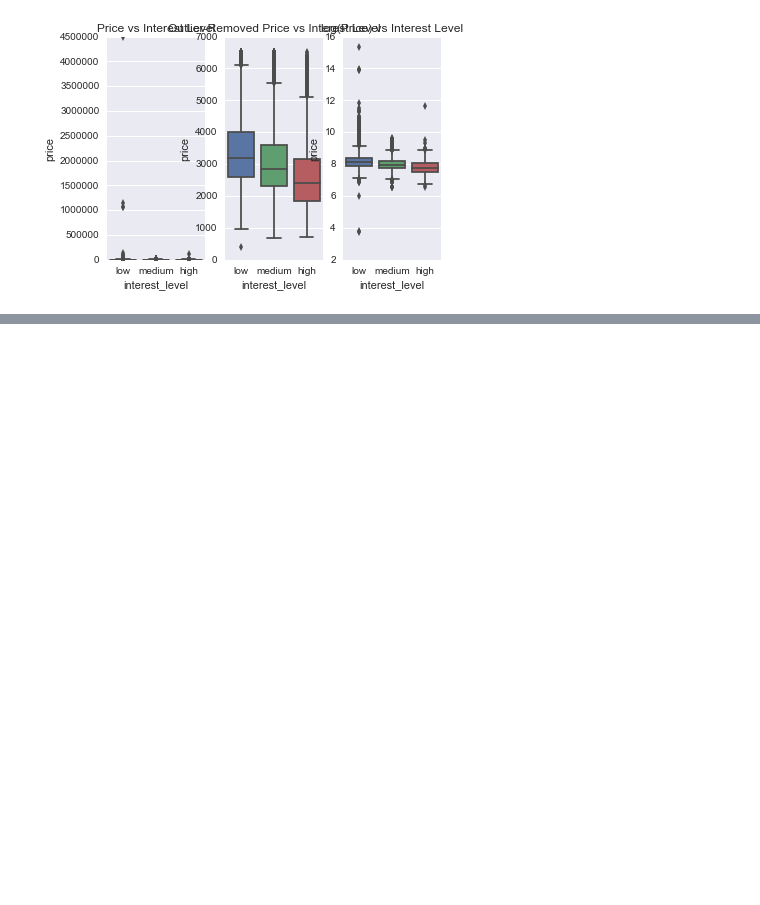
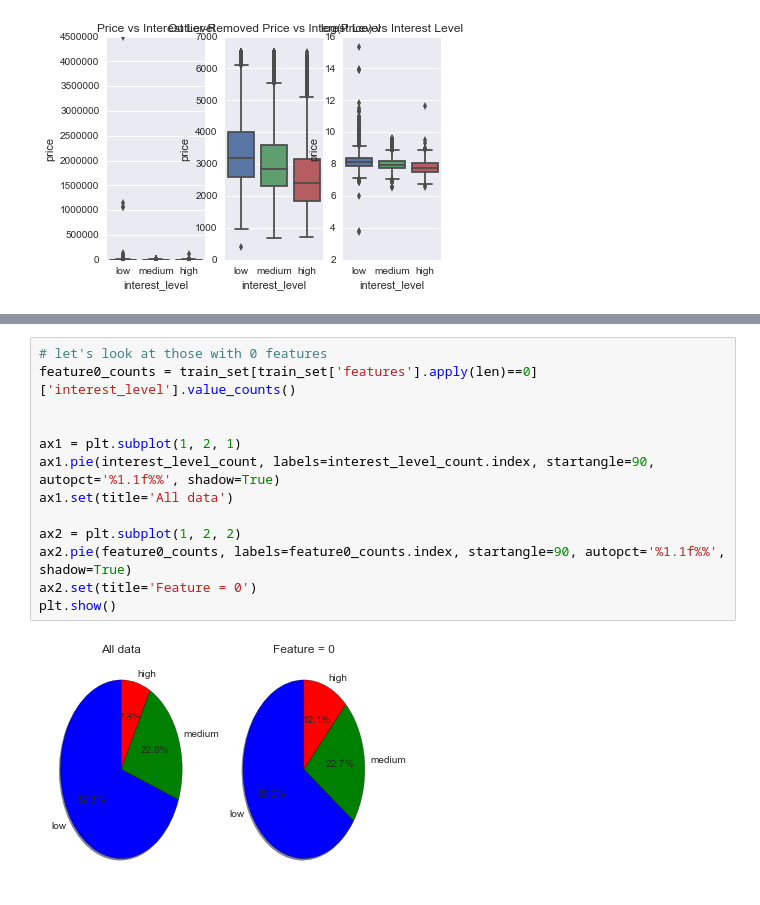
Before and after one commit to al825/Reatal_List_Classification, a Jupyter notebook: rental_list_classification.ipynb, the cells around one changed output, grey strips where cells are left out. Saved outputs shown, nothing was run; the diff lists cells and outputs as text; blank space fills up the shorter version.

```diff
--- a/rental_list_classification.ipynb
+++ b/rental_list_classification.ipynb
@@ -237,0 +270,15 @@ plt.show()
+# %%
+# let's look at those with 0 features
+feature0_counts = train_set[train_set['features'].apply(len)==0]['interest_level'].value_counts()
+
+
+ax1 = plt.subplot(1, 2, 1)
+ax1.pie(interest_level_count, labels=interest_level_count.index, startangle=90, autopct='%1.1f%%', shadow=True)
+ax1.set(title='All data')
+
+ax2 = plt.subplot(1, 2, 2)
+ax2.pie(feature0_counts, labels=feature0_counts.index, startangle=90, autopct='%1.1f%%', shadow=True)
+ax2.set(title='Feature = 0')
+plt.show()
+# %% [output]
+[figure, added]
```
Also changed, not shown: parts of 3 cells of this notebook.
